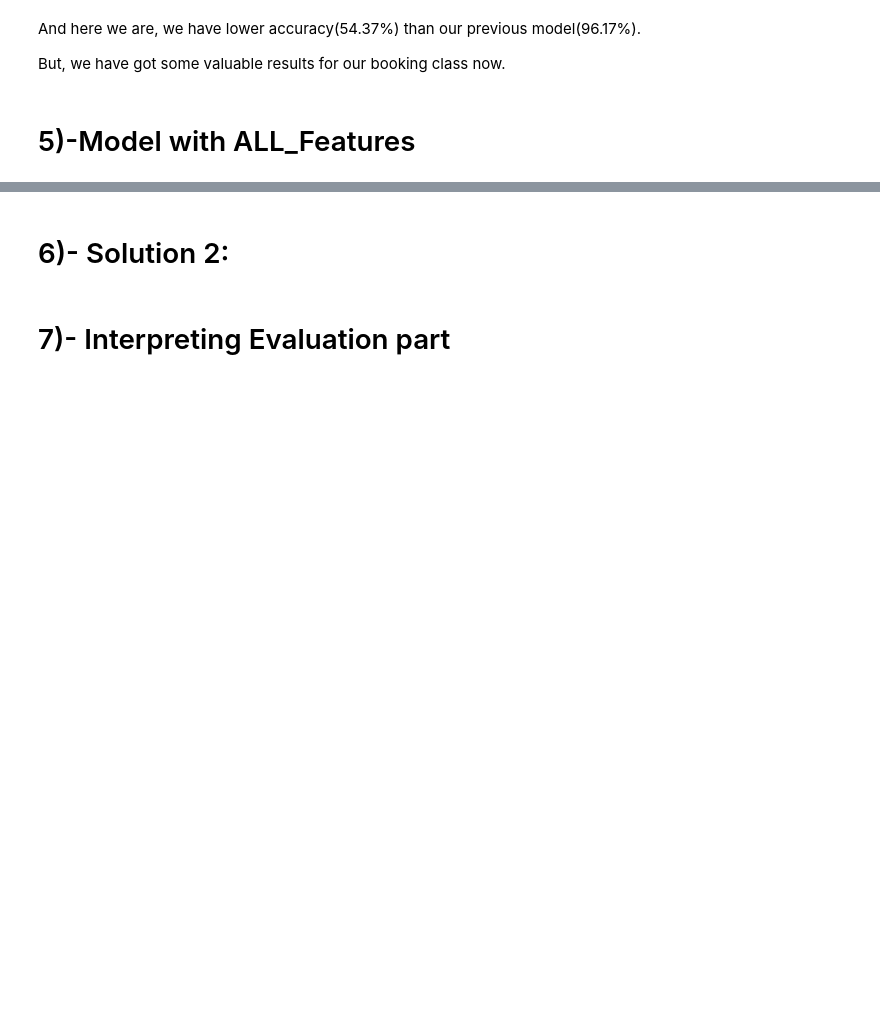
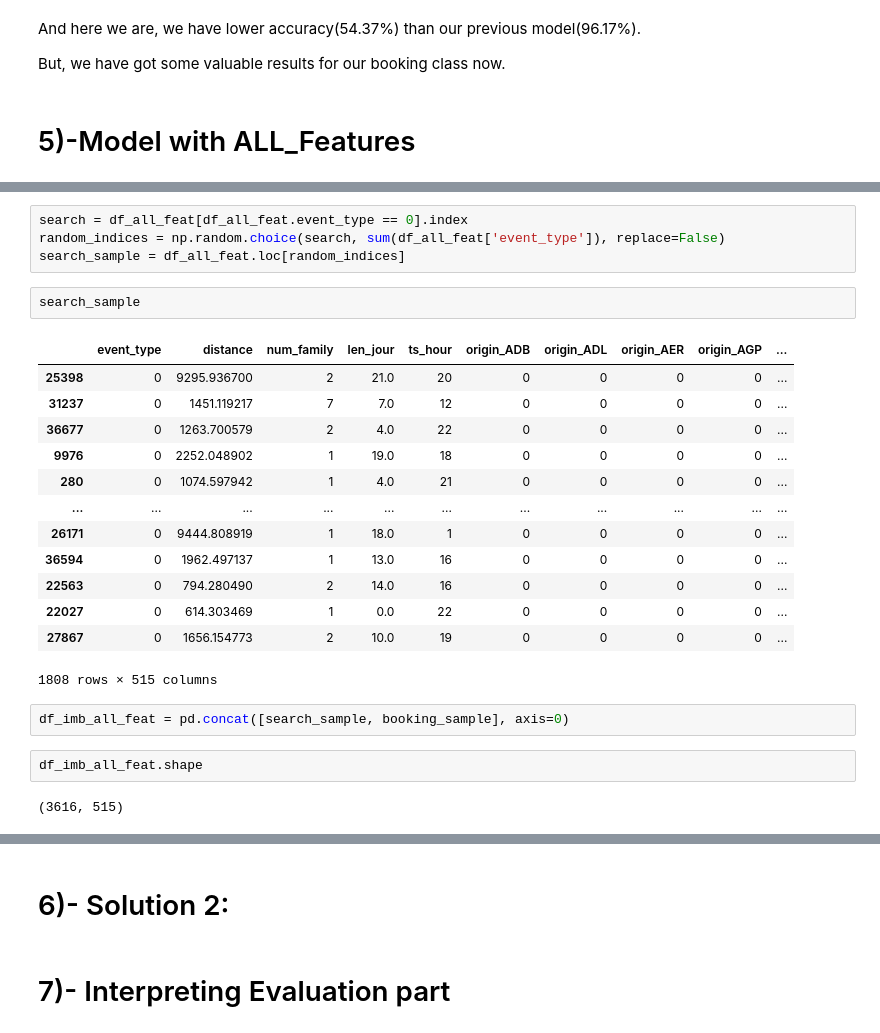
Before and after one commit to HassanSherwani/Predict_travelpattern_ML, a Jupyter notebook: Notebook4_ImbalancedClass.ipynb, the cells around one changed output, grey strips where cells are left out. Drawn from its saved outputs; the diff is of its cells as text; blank space fills up the shorter version.

```diff
--- a/Notebook4_ImbalancedClass.ipynb
+++ b/Notebook4_ImbalancedClass.ipynb
@@ -291,0 +355,26 @@ But, we have got some valuable results for our booking class now.
+# %%
+search = df_all_feat[df_all_feat.event_type == 0].index
+random_indices = np.random.choice(search, sum(df_all_feat['event_type']), replace=False)
+search_sample = df_all_feat.loc[random_indices]
+# %%
+search_sample
+# %% [output]
+|  | event_type | distance | num_family | len_jour | ts_hour | origin_ADB | origin_ADL | origin_AER | origin_AGP | ... |
+| 25398 | 0 | 9295.936700 | 2 | 21.0 | 20 | 0 | 0 | 0 | 0 | ... |
+| 31237 | 0 | 1451.119217 | 7 | 7.0 | 12 | 0 | 0 | 0 | 0 | ... |
+| 36677 | 0 | 1263.700579 | 2 | 4.0 | 22 | 0 | 0 | 0 | 0 | ... |
+| 9976 | 0 | 2252.048902 | 1 | 19.0 | 18 | 0 | 0 | 0 | 0 | ... |
+| 280 | 0 | 1074.597942 | 1 | 4.0 | 21 | 0 | 0 | 0 | 0 | ... |
+| ... | ... | ... | ... | ... | ... | ... | ... | ... | ... | ... |
+| 26171 | 0 | 9444.808919 | 1 | 18.0 | 1 | 0 | 0 | 0 | 0 | ... |
+| 36594 | 0 | 1962.497137 | 1 | 13.0 | 16 | 0 | 0 | 0 | 0 | ... |
+| 22563 | 0 | 794.280490 | 2 | 14.0 | 16 | 0 | 0 | 0 | 0 | ... |
+| 22027 | 0 | 614.303469 | 1 | 0.0 | 22 | 0 | 0 | 0 | 0 | ... |
+| 27867 | 0 | 1656.154773 | 2 | 10.0 | 19 | 0 | 0 | 0 | 0 | ... |
+1808 rows × 515 columns
+# %%
+df_imb_all_feat = pd.concat([search_sample, booking_sample], axis=0)
+# %%
+df_imb_all_feat.shape
+# %% [output]
+(3616, 515)
```
Also changed, not shown: parts of 38 cells of this notebook.
